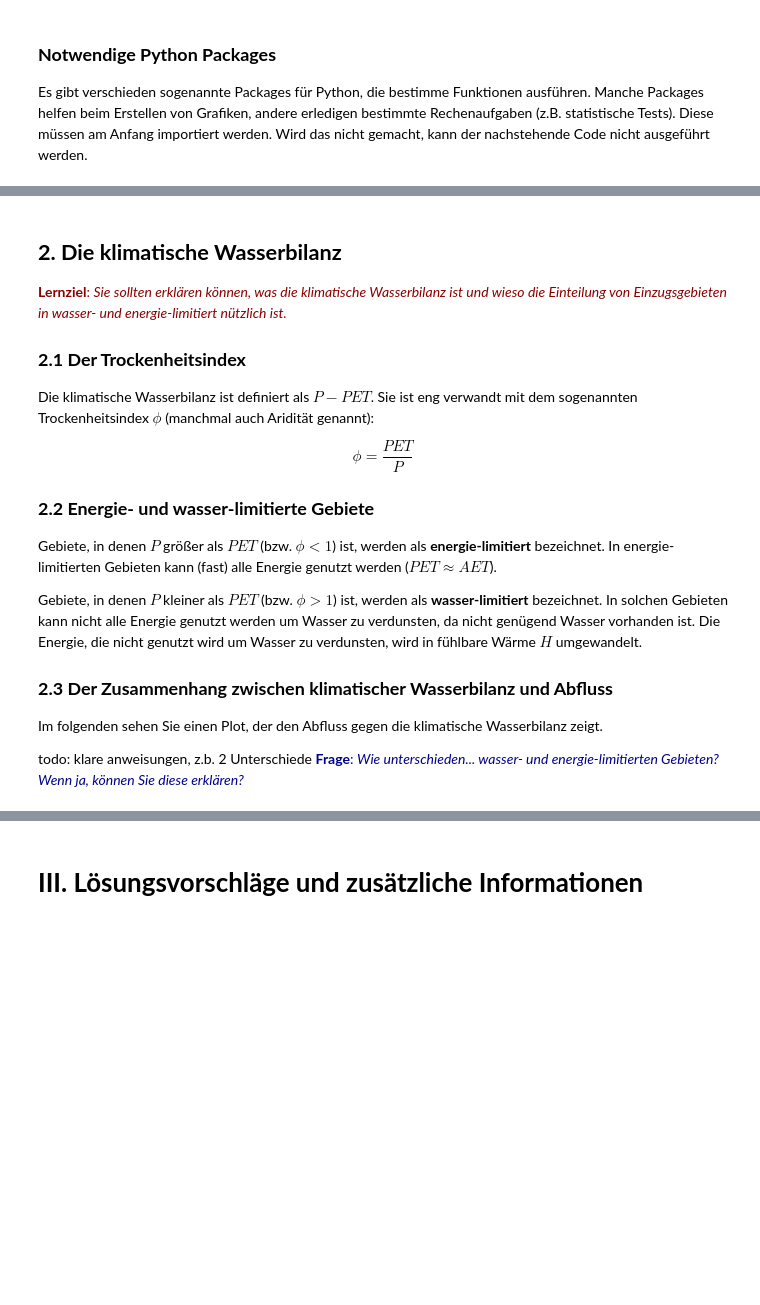
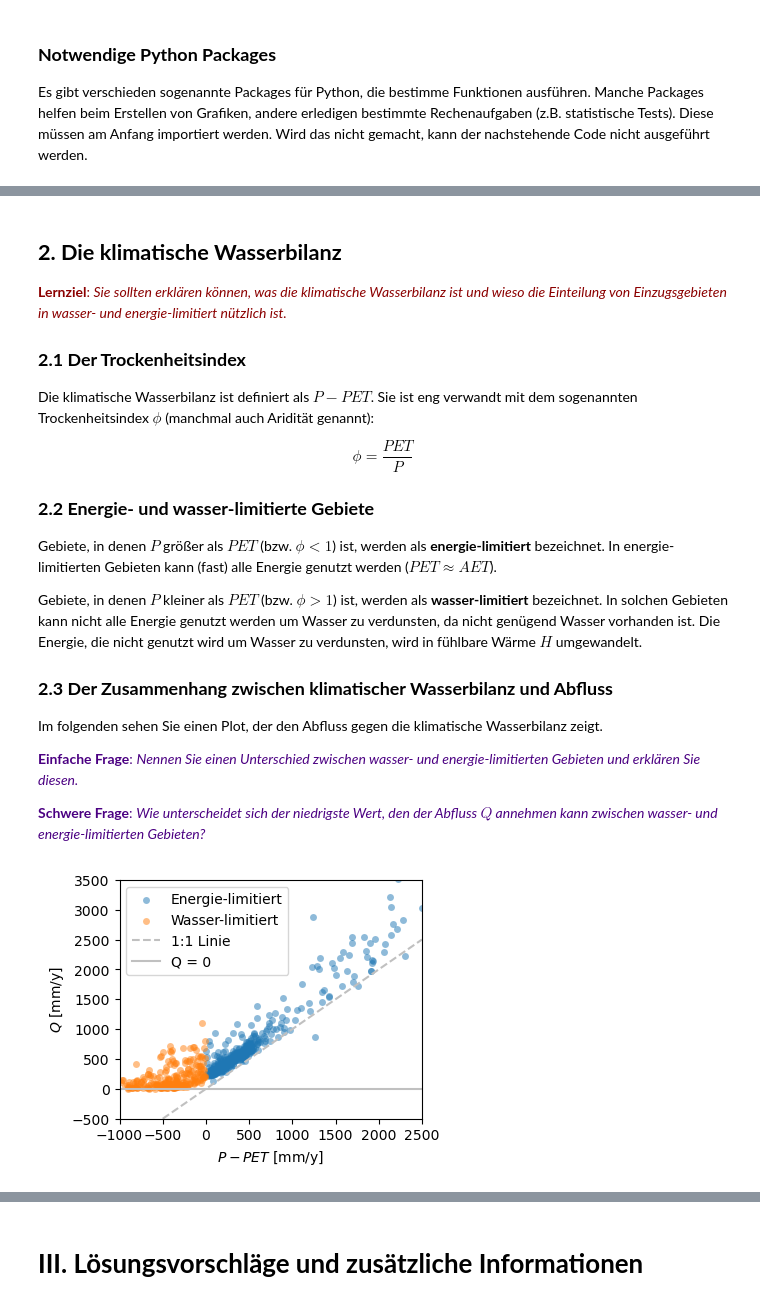
Before and after one commit to SebastianGnann/Budyko_Lehre, a Jupyter notebook: Budyko.ipynb, the cells around one changed output, grey strips where cells are left out. Drawn from its saved outputs; the diff is of its cells as text; code cells hidden in the pictures; blank space fills up the shorter version.

Commit message:
clean up notebook and data

```diff
--- a/Budyko.ipynb
+++ b/Budyko.ipynb
@@ -111,22 +96,3 @@ Addor, N., Newman, A. J., Mizukami, N., & Clark, M. P. (2017). The CAMELS data s
 # %%
 # load data into workspace
 df = pd.read_csv("results/camels_US_processed.csv")
-
-# todo: calculate all attributes in code and also change names to German
-
-# create a new map using Basemap
-plt.figure()
-m = Basemap(projection='lcc', resolution='c', width=6E6, height=3.5E6, lat_0=39, lon_0=-95)
-m.drawcoastlines() # draw coastlines
-m.drawcountries() # draw countries
-m.drawstates() # draw states
-m.fillcontinents(color='whitesmoke', lake_color='white')
-# todo: fix error
-x, y = m(df["gauge_lon"], df["gauge_lat"]) # convert latitude and longitude to x and y coordinates
-m.scatter(x, y, s=10, color='tab:blue', zorder=5) # plot the data points on the map
-plt.title("Verteilung der CAMELS US Einzugsgebiete")
-
-# calculate aridity and climatic water balance
-df["aridity_class"] = 0 # assign aridity class (0 = energy-limited, 1 = water-limited)
-df.loc[df["aridity"] > 1, "aridity_class"] = 1
-df["climatic_water_balance"] = df["precipitation"] - df["pet"] # climatic water balance is defined as PET - P
@@ -234,7 +232,7 @@ Die klimatische Wasserbilanz ist definiert als $P - PET$.
 Sie ist eng verwandt mit dem sogenannten Trockenheitsindex $\phi$ (manchmal auch Aridität genannt):
 
 \begin{equation}
-\tag{6}
+\tag{8}
 \phi = \frac{PET}{P} \label{aridity_index}
 \end{equation}
 
@@ -250,50 +248,44 @@ Die Energie, die nicht genutzt wird um Wasser zu verdunsten, wird in fühlbare W
 ### **2.3 Der Zusammenhang zwischen klimatischer Wasserbilanz und Abfluss**
 Im folgenden sehen Sie einen Plot, der den Abfluss gegen die klimatische Wasserbilanz zeigt.
 
-todo: klare anweisungen, z.b. 2 Unterschiede
-<span style="color:DarkBlue">**Frage**: *Wie unterschieden... wasser- und energie-limitierten Gebieten? Wenn ja, können Sie diese erklären?*</span>
+<span style="color:Indigo">**Einfache Frage**: *Nennen Sie einen Unterschied zwischen wasser- und energie-limitierten Gebieten und erklären Sie diesen.*</span>
+
+<span style="color:Indigo">**Schwere Frage**: *Wie unterscheidet sich der niedrigste Wert, den der Abfluss $Q$ annehmen kann zwischen wasser- und energie-limitierten Gebieten?*</span>
 # %%
 # define function that plots the climatic water balance against streamflow
 def plot_climatic_water_balance(*args):
 
     # create figure
     fig = plt.figure(figsize=(4, 3), constrained_layout=True)
     axes = plt.axes()
 
-    # calculate correlation for energy- and water-limited catchments
-    #r_sp_energy_limited, _ = stats.spearmanr(df.loc[df["aridity_class"] == 0, "climatic_water_balance"],
-    #                                         df.loc[df["aridity_class"] == 0, "streamflow"], nan_policy='omit')
-    #r_sp_water_limited, _ = stats.spearmanr(df.loc[df["aridity_class"] == 1, "climatic_water_balance"],
-    #                                        df.loc[df["aridity_class"] == 1, "streamflow"], nan_policy='omit')
-
     # plot climatic water balance against streamflow separated into energy- and water-limited catchments
     # to get annual values we multiply the daily values by 365
     im = axes.scatter(df.loc[df["aridity_class"] == 0, "climatic_water_balance"]*365,
                       df.loc[df["aridity_class"] == 0, "streamflow"]*365,
                       s=25, c="tab:blue", alpha=0.5, lw=0, label='Energie-limitiert')#,
-                      #label=r"$PET/P < 1$; $\rho_s$ = " + str(np.round(r_sp_energy_limited,2))
     im = axes.scatter(df.loc[df["aridity_class"] == 1, "climatic_water_balance"]*365,
                       df.loc[df["aridity_class"] == 1, "streamflow"]*365,
                       s=25, c="tab:orange", alpha=0.5, lw=0, label='Wasser-limitiert')#,
-                      #label=r"$PET/P > 1$; $\rho_s$ = " + str(np.round(r_sp_water_limited,2))
 
     # plot 1:1 lineand horizontal line at y=0
-    axes.axline((0, 0), slope=1, c='silver', label='1:1 line', linestyle='--')
+    axes.axline((0, 0), slope=1, c='silver', label='1:1 Linie', linestyle='--')
     axes.axhline(c='silver', label='Q = 0')
 
     # specify axes, labels, etc.
     axes.set_xlabel("$P - PET$ [mm/y]")
     axes.set_ylabel("$Q$ [mm/y]")
     axes.set_xlim([-1000, 2500])
     axes.set_ylim([-500, 3500])
     axes.legend(loc='best')
-    #axes.set_aspect('equal', adjustable='box')
-    #axes.grid()
+    plt.show()
 
 # run the function
 plot_climatic_water_balance()
 
 %matplotlib inline
+# %% [output]
+[figure, added]
 # %% [markdown]
 ## **3. Die Budyko-Kurve**
 
```
Also changed, not shown: parts of 20 cells of this notebook, 7 other files.
